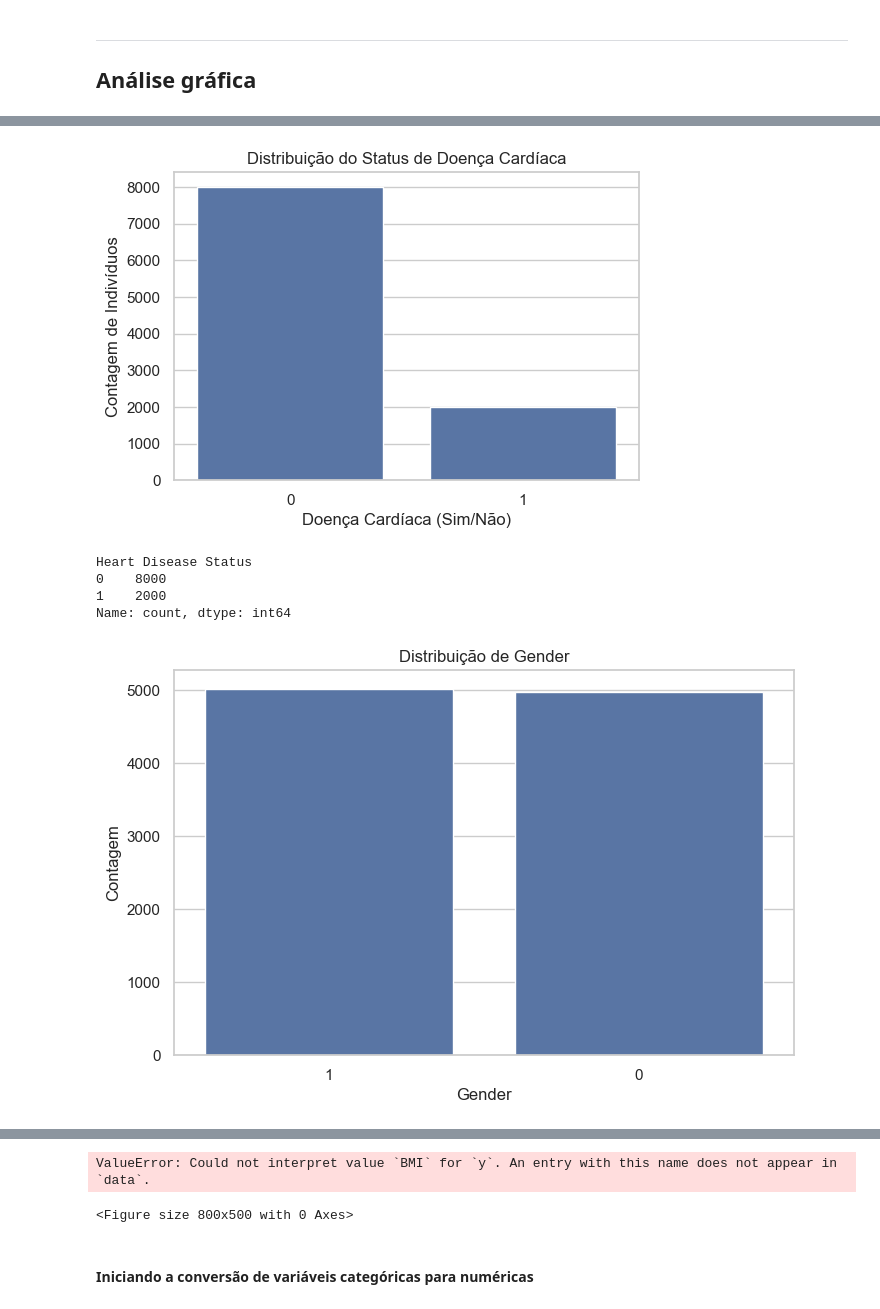
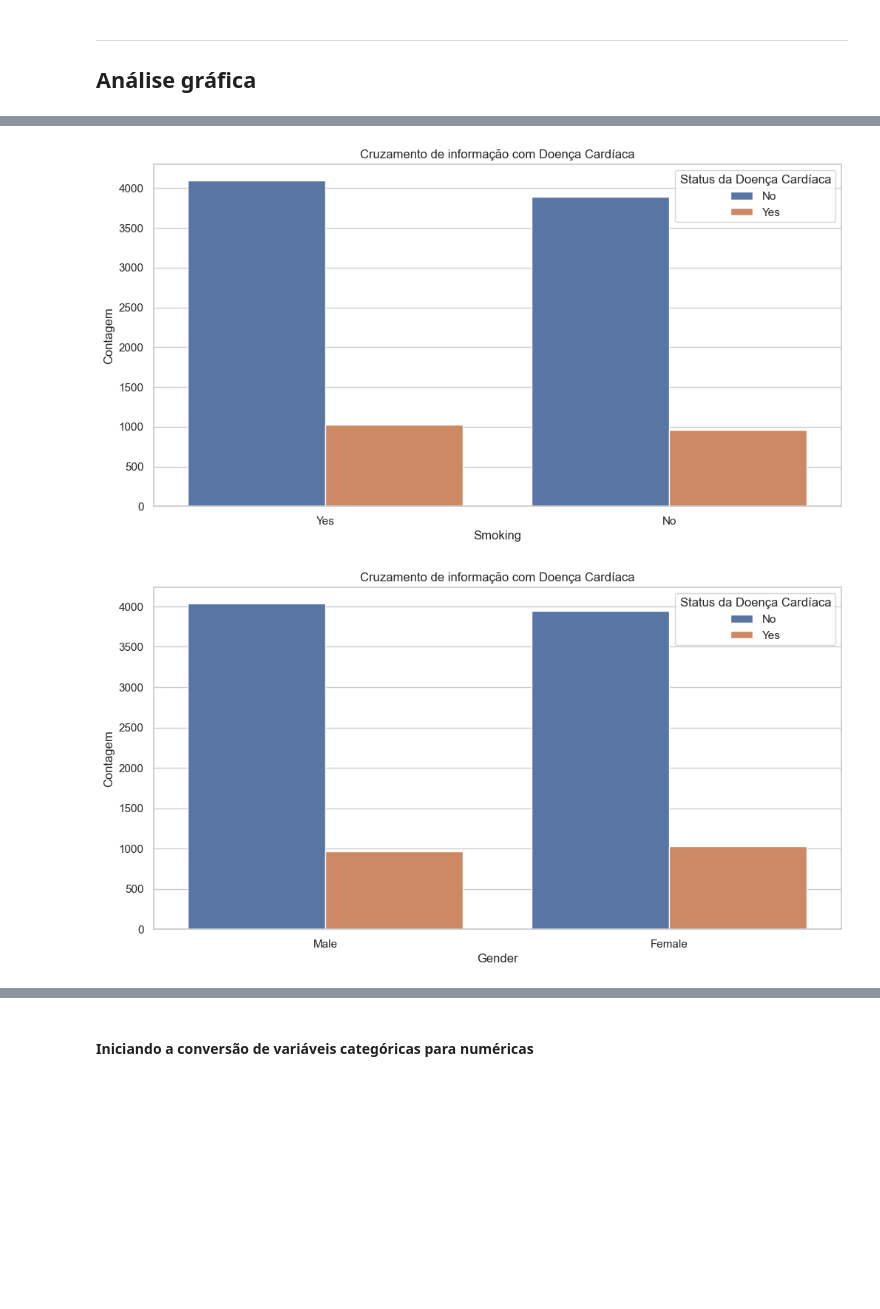
Before and after one commit to antrafa/fiap-tech-challenge-6IADT, a Jupyter notebook: src/notebooks/tech_challenge_fase1.ipynb, the cells around one changed output, grey strips where cells are left out. Drawn from its saved outputs; the diff is of its cells as text; code cells hidden in the pictures; blank space fills up the shorter version.

```diff
--- a/src/notebooks/tech_challenge_fase1.ipynb
+++ b/src/notebooks/tech_challenge_fase1.ipynb
@@ -367,65 +431,16 @@ Valores únicos em colunas categóricas selecionadas após imputação:
 # %%
-# --- 1. Gráfico da Variável Alvo ---
-plt.figure(figsize=(6, 4))
-sns.countplot(x='Heart Disease Status', data=base_tratada)
-plt.title('Distribuição do Status de Doença Cardíaca')
-plt.xlabel('Doença Cardíaca (Sim/Não)')
-plt.ylabel('Contagem de Indivíduos')
-plt.show()
-print(base_tratada['Heart Disease Status'].value_counts())
+# --- 4. Relação entre Variáveis Numéricas e a Variável Alvo (Boxplots Divididos) ---
+# Escolha algumas colunas numéricas para comparar com 'Heart Disease Status'
+numerical_cols_for_relation_plot = ['Smoking', 'Gender', 'Exercise Habits', 'Cholesterol Level', 'Blood Pressure']
 
-
-# --- 2. Exemplos de Gráficos para Variáveis Categóricas (Após Imputação) ---
-# Escolha algumas das mais relevantes ou que tinham nulos
-categorical_cols_for_plot = ['Gender', 'Exercise Habits', 'Smoking']
-
-for col in categorical_cols_for_plot:
-    plt.figure(figsize=(8, 5))
-    sns.countplot(x=col, data=base_tratada, order=base_tratada[col].value_counts().index) # Ordena por frequência
-    plt.title(f'Distribuição de {col}')
+for col in numerical_cols_for_relation_plot:
+    plt.figure(figsize=(12, 6))
+    sns.countplot(data=base, x=col, hue='Heart Disease Status')
+    plt.title('Cruzamento de informação com Doença Cardíaca')
     plt.xlabel(col)
     plt.ylabel('Contagem')
+    plt.legend(title='Status da Doença Cardíaca')
     plt.show()
-
-
-# --- 3. Exemplos de Gráficos para Variáveis Numéricas (Histogramas e Boxplots) ---
-# Escolha algumas das mais relevantes
-numerical_cols_for_plot = ['Age', 'Blood Pressure', 'Cholesterol Level']
-
-for col in numerical_cols_for_plot:
-    plt.figure(figsize=(12, 5))
-
-    # Subplot para Histograma
-    plt.subplot(1, 2, 1) # 1 linha, 2 colunas, 1º gráfico
-    sns.histplot(base_tratada[col], kde=True, bins=20)
-    plt.title(f'Distribuição de {col}')
-    plt.xlabel(col)
-    plt.ylabel('Frequência')
-
-    # Subplot para Boxplot
-    plt.subplot(1, 2, 2) # 1 linha, 2 colunas, 2º gráfico
-    sns.boxplot(y=base_tratada[col])
-    plt.title(f'Boxplot de {col}')
-    plt.ylabel(col)
-
-    plt.tight_layout() # Ajusta o layout para evitar sobreposição
-    plt.show()
-
-# --- 4. Relação entre Variáveis Numéricas e a Variável Alvo (Boxplots Divididos) ---
-# Escolha algumas colunas numéricas para comparar com 'Heart Disease Status'
-numerical_cols_for_relation_plot = ['Age', 'Cholesterol Level', 'Blood Pressure']
-
-for col in numerical_cols_for_relation_plot:
-    plt.figure(figsize=(8, 5))
-    sns.boxplot(x='Heart Disease Status', y=col, data=base_tratada)
-    plt.title(f'Distribuição de {col} por Status de Doença Cardíaca')
-    plt.xlabel('Doença Cardíaca (Sim/Não)')
-    plt.ylabel(col)
-    plt.show()
 # %% [output]
-[figure, old version]
+[figure, new version]
-Heart Disease Status
-0    8000
-1    2000
-Name: count, dtype: int64
-[figure, old version]
+[figure, new version]
@@ -440,5 +450,3 @@ Name: count, dtype: int64
-ValueError: Could not interpret value `BMI` for `y`. An entry with this name does not appear in `data`.
-<Figure size 800x500 with 0 Axes>
 # %% [markdown]
 #### Iniciando a conversão de variáveis categóricas para numéricas
 # %%
```
Also changed, not shown: parts of 8 cells of this notebook, 4 other files.
